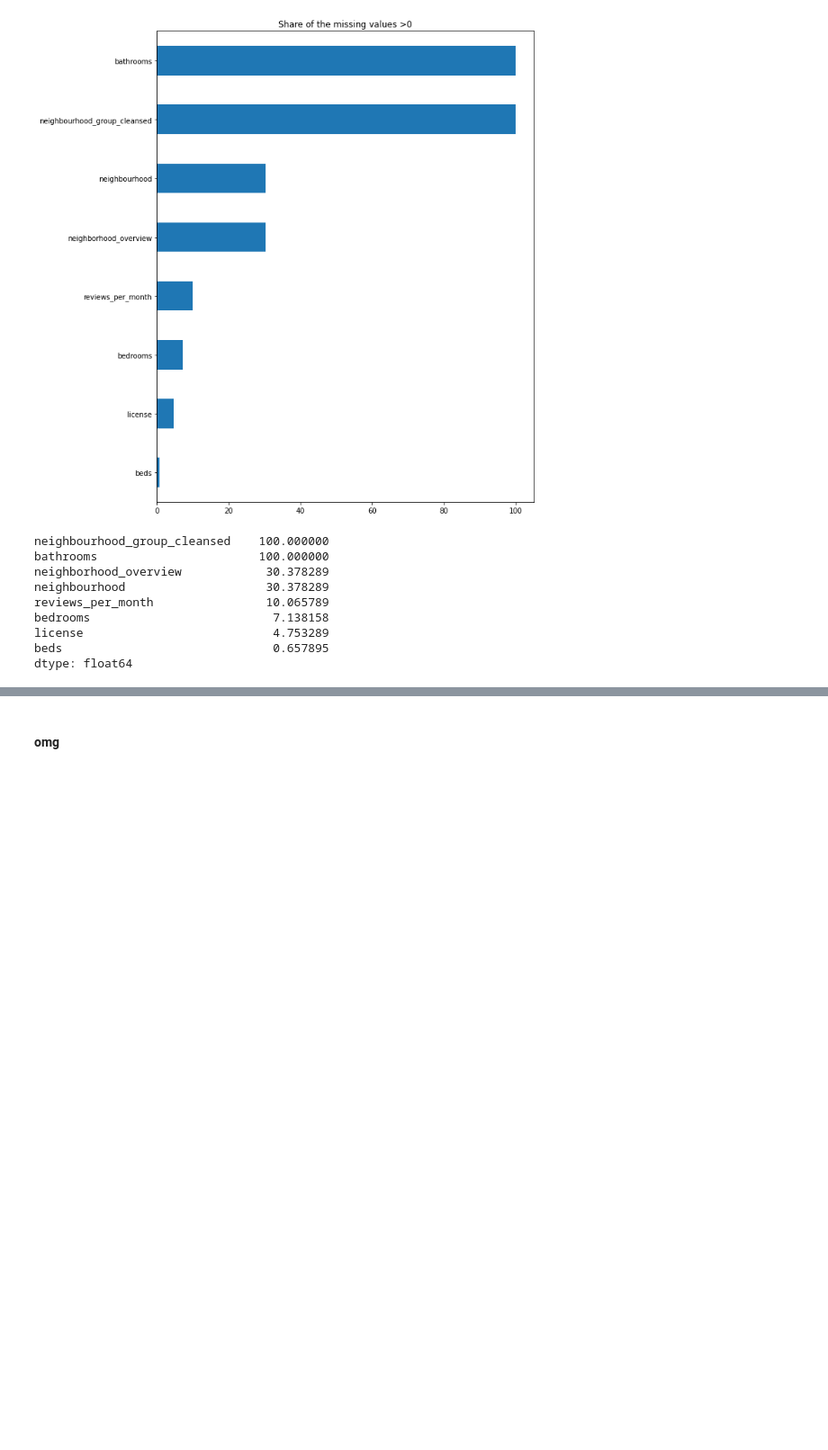
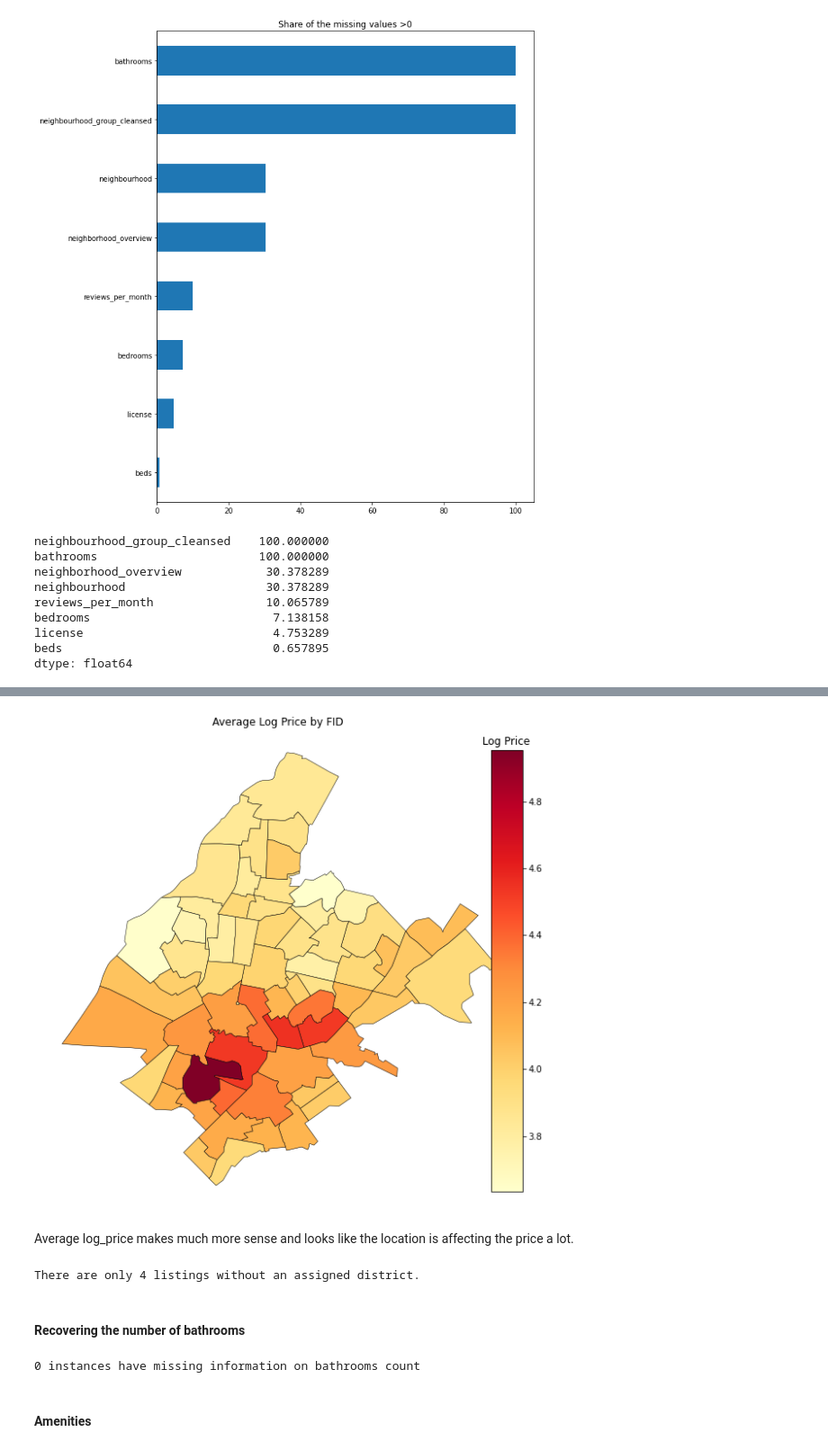
Before and after one commit to malikiscoding/prediction-with-ml, a Jupyter notebook: ps2/ps2.ipynb, the cells around one changed output, grey strips where cells are left out. Shown at 90% size. Saved outputs shown, nothing was run; the diff lists cells and outputs as text; code cells hidden in the pictures; blank space fills up the shorter version.

```diff
--- a/ps2/ps2.ipynb
+++ b/ps2/ps2.ipynb
@@ -176,2 +249,43 @@ dtype: float64
+# %%
+# Group the listings by fid and calculate the mean log price
+log_price_by_fid = df.groupby('fid')['log_price'].mean()
+
+# Join the average log prices back to the GeoDataFrame
+data_with_log_price = data.join(log_price_by_fid, on='fid')
+
+# Plot the average log price by fid on the map
+fig, ax = plt.subplots(figsize=(10,10))
+data_with_log_price.plot(column='log_price', cmap='YlOrRd', linewidth=0.5, ax=ax, edgecolor='black')
+
+# Add a colorbar legend
+sm = plt.cm.ScalarMappable(cmap='YlOrRd', norm=plt.Normalize(vmin=data_with_log_price['log_price'].min(), vmax=data_with_log_price['log_price'].max()))
+sm._A = []
+cbar = fig.colorbar(sm, orientation='vertical', fraction=0.046, pad=0.04, ax=ax, cax=plt.gcf().add_axes([0.85, 0.15, 0.05, 0.7]))
+cbar.ax.set_title('Log Price')
+
+ax.axis('off')
+ax.set_title('Average Log Price by FID')
+plt.show()
+# %% [output]
+[figure, added]
+# %% [markdown]
+Average log_price makes much more sense and looks like the location is affecting the price a lot.
+# %%
+print("There are only", df['fid'].isna().sum(), "listings without an assigned district.")
+# %% [output]
+There are only 4 listings without an assigned district.
+# %% [markdown]
+#### Recovering the number of bathrooms
+# %%
+# Check how many instance have bathroom info missing
+print(df['bathrooms_text'].isnull().sum(), "instances have missing information on bathrooms count")
+
+# Define a dictionary that maps each bathroom value to its corresponding numeric value
+bathroom_mapping = {'1 bath': 1, '1.5 baths': 1.5, '2 baths': 2, '2.5 baths': 2.5, '0 baths': 0, '3 baths': 3, '3.5 baths': 3.5, 'Half-bath': 0.5, '4 baths': 4}
+
+# Replace the values in the 'bathrooms_text' column with their corresponding numeric values
+df['bathrooms'] = df['bathrooms_text'].replace(bathroom_mapping)
+# %% [output]
+0 instances have missing information on bathrooms count
 # %% [markdown]
-#### omg
+#### Amenities
```
Also changed, not shown: parts of 19 cells of this notebook, 37 other files.
